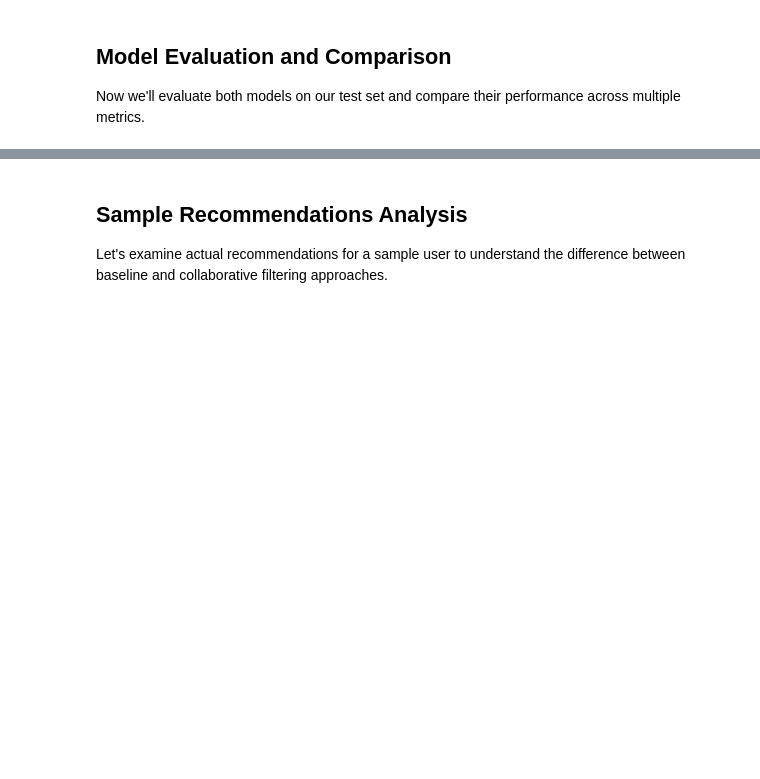
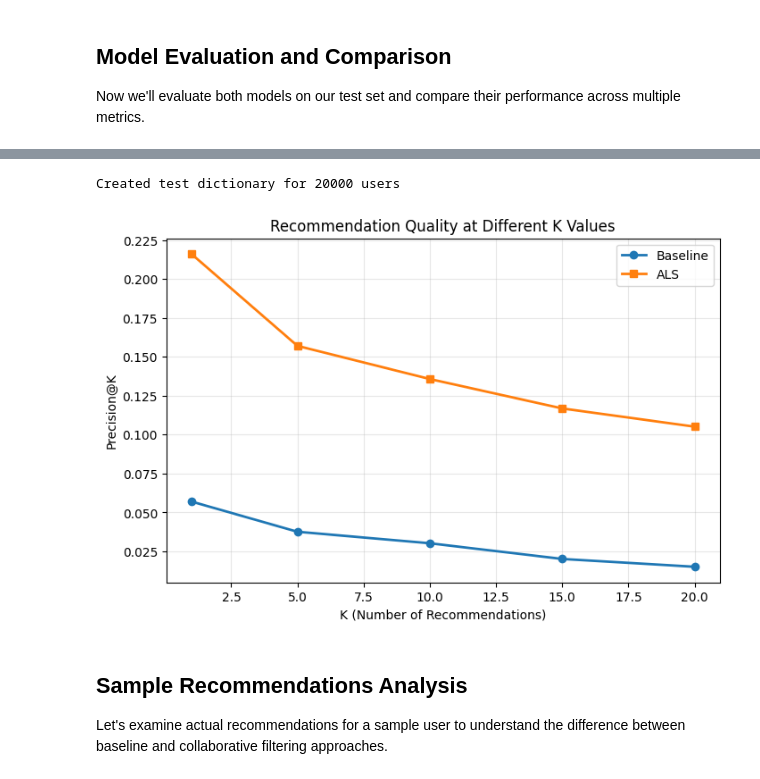
Before and after one commit to mkuangdotcom/Music_Recommendation_System, a Jupyter notebook: User_Centric_Approach_to__Music_Recommendations.ipynb, the cells around one changed output, grey strips where cells are left out. Cells and saved outputs as stored; diff of their text form; code cells hidden in the pictures; blank space fills up the shorter version.

```diff
--- a/User_Centric_Approach_to__Music_Recommendations.ipynb
+++ b/User_Centric_Approach_to__Music_Recommendations.ipynb
@@ -558,3 +792,56 @@ plt.show()
+# %%
+# Create user_test_items dictionary from test_interactions
+user_test_items = {}
+for interaction in test_interactions:
+    user_idx = interaction['user_idx']
+    item_idx = interaction['item_idx']
+    if user_idx not in user_test_items:
+        user_test_items[user_idx] = []
+    user_test_items[user_idx].append(item_idx)
+
+print(f"Created test dictionary for {len(user_test_items)} users")
+# %% [output]
+Created test dictionary for 20000 users
+# %%
+# Evaluate at different K values
+k_values = [1, 5, 10, 15, 20]
+baseline_prec_k = []
+als_prec_k = []
+
+# Sample 1000 users for speed
+sample_users = np.random.choice(len(user_test_items),
+                                min(1000, len(user_test_items)),
+                                replace=False)
+
+for k in k_values:
+    b_prec, a_prec = [], []
+
+    for i in sample_users:
+        user_idx = list(user_test_items.keys())[i]
+        true_items = user_test_items[user_idx]
+
+        b_recs = get_baseline_recommendations(k)
+        b_hits = len(set(b_recs) & set(true_items))
+        b_prec.append(b_hits / k if k > 0 else 0)
+
+        a_recs, _ = get_als_recommendations(user_idx, k)
+        a_hits = len(set(a_recs) & set(true_items))
+        a_prec.append(a_hits / k if k > 0 else 0)
+
+    baseline_prec_k.append(np.mean(b_prec))
+    als_prec_k.append(np.mean(a_prec))
+
+plt.figure(figsize=(8, 5))
+plt.plot(k_values, baseline_prec_k, marker='o', label='Baseline', linewidth=2)
+plt.plot(k_values, als_prec_k, marker='s', label='ALS', linewidth=2)
+plt.xlabel('K (Number of Recommendations)')
+plt.ylabel('Precision@K')
+plt.title('Recommendation Quality at Different K Values')
+plt.legend()
+plt.grid(alpha=0.3)
+plt.show()
+# %% [output]
+[figure, added]
 # %% [markdown]
 ## Sample Recommendations Analysis
 
```
Also changed, not shown: parts of 32 cells of this notebook.
